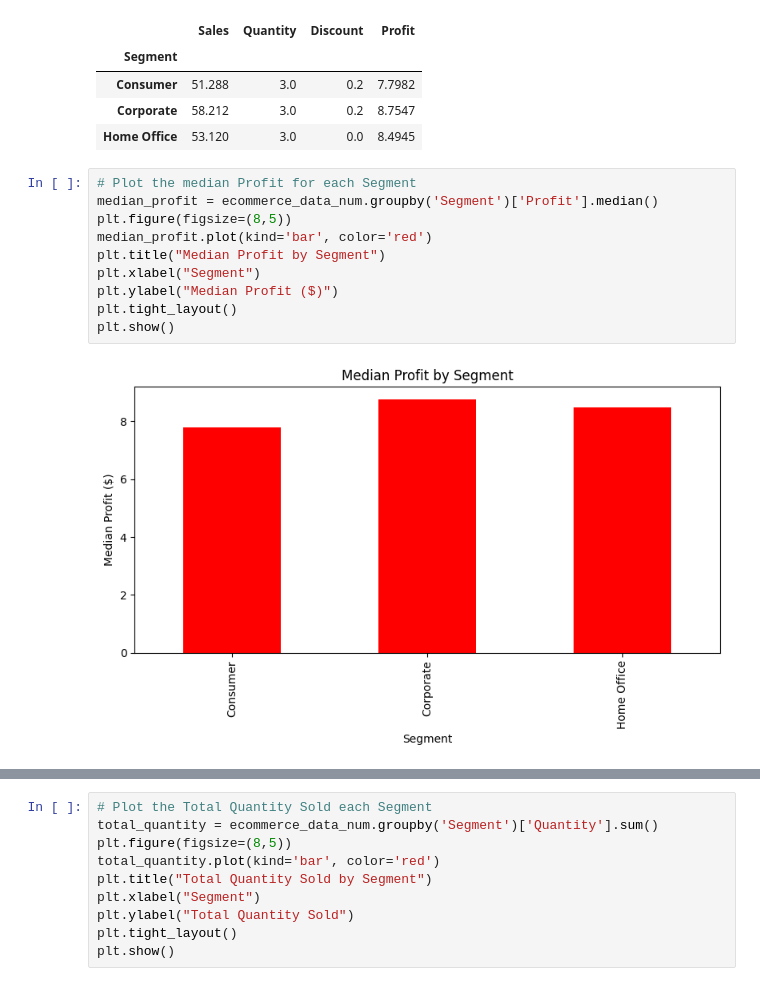
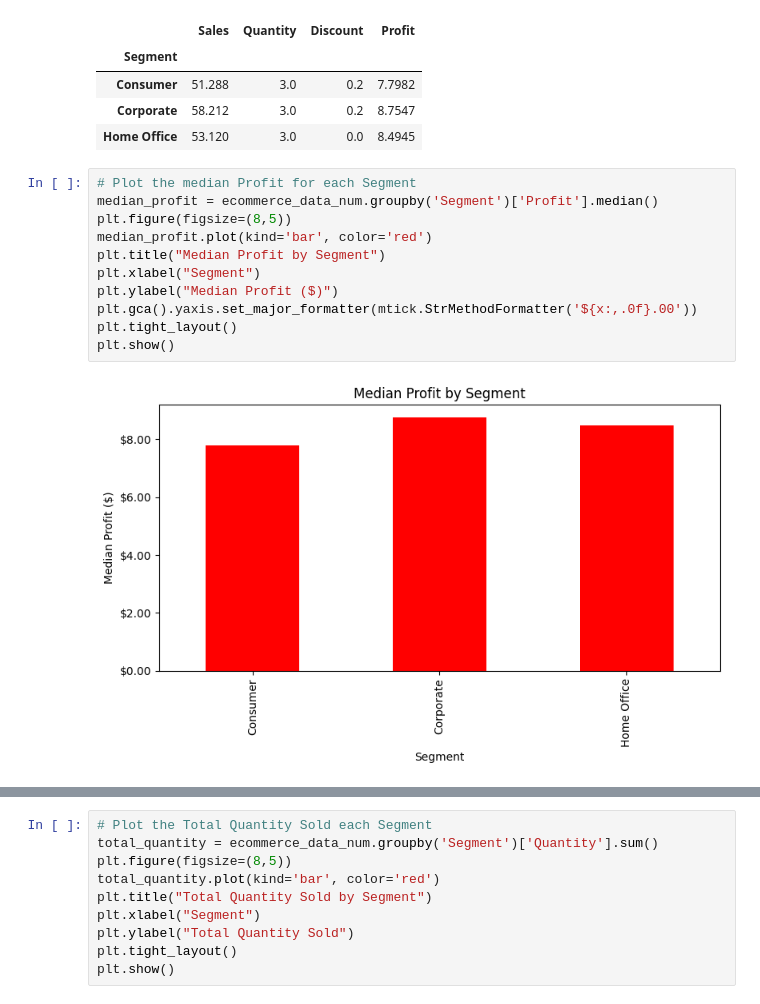
Before and after one commit to Haleymussary00/Module-B-semester-2, a Jupyter notebook: Week4.ipynb, the cells around one changed output, grey strips where cells are left out. Drawn from its saved outputs; the diff is of its cells as text.

```diff
--- a/Week4.ipynb
+++ b/Week4.ipynb
@@ -416,15 +425,16 @@ ecommerce_data_num.groupby('Segment').median()
 # %%
 # Plot the median Profit for each Segment
 median_profit = ecommerce_data_num.groupby('Segment')['Profit'].median()
 plt.figure(figsize=(8,5))
 median_profit.plot(kind='bar', color='red')
 plt.title("Median Profit by Segment")
 plt.xlabel("Segment")
 plt.ylabel("Median Profit ($)")
+plt.gca().yaxis.set_major_formatter(mtick.StrMethodFormatter('${x:,.0f}.00'))
 plt.tight_layout()
 plt.show()
 # %% [output]
-[figure, old version]
+[figure, new version]
 # %%
 # Plot the Total Profit for each Segment
 total_profit = ecommerce_data_num.groupby('Segment')['Profit'].sum()
```
Also changed, not shown: parts of 11 cells of this notebook.
